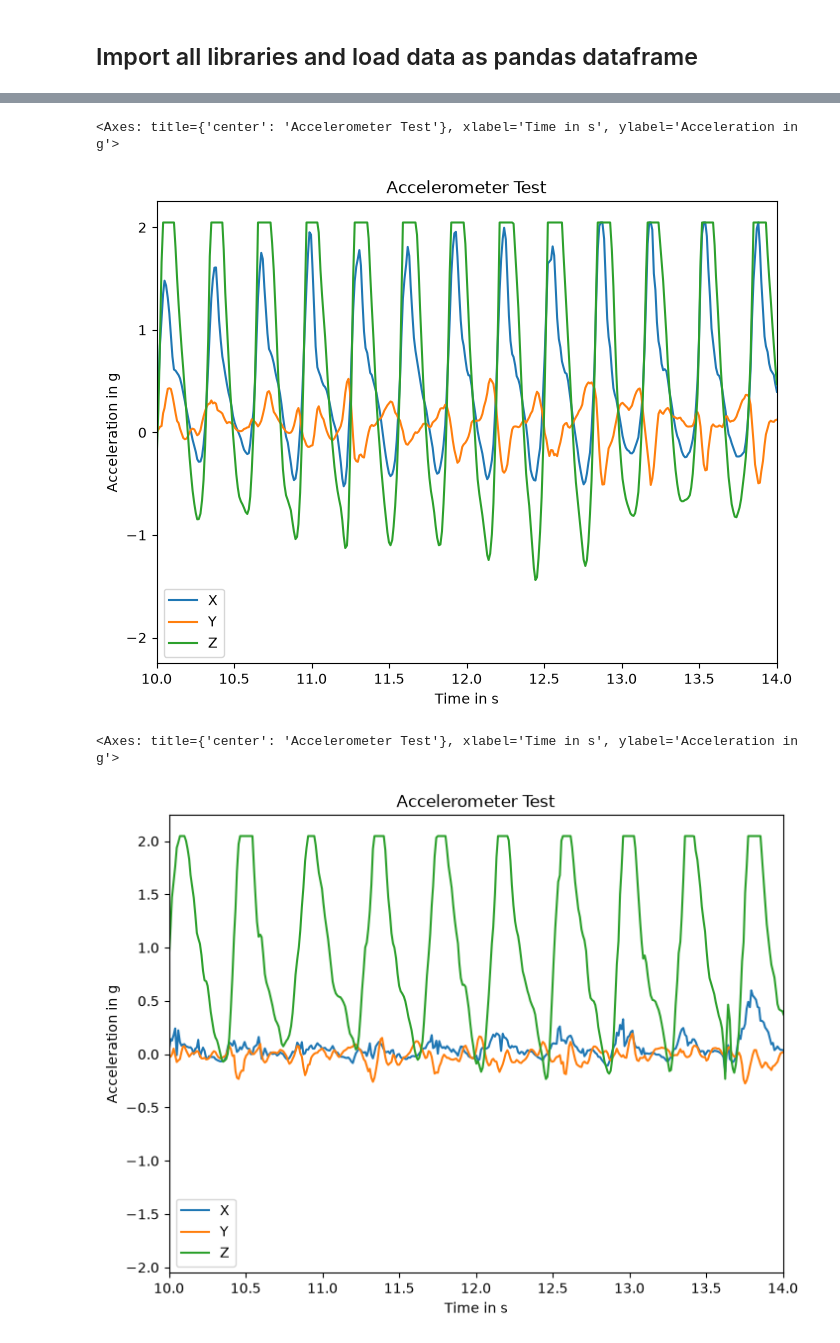
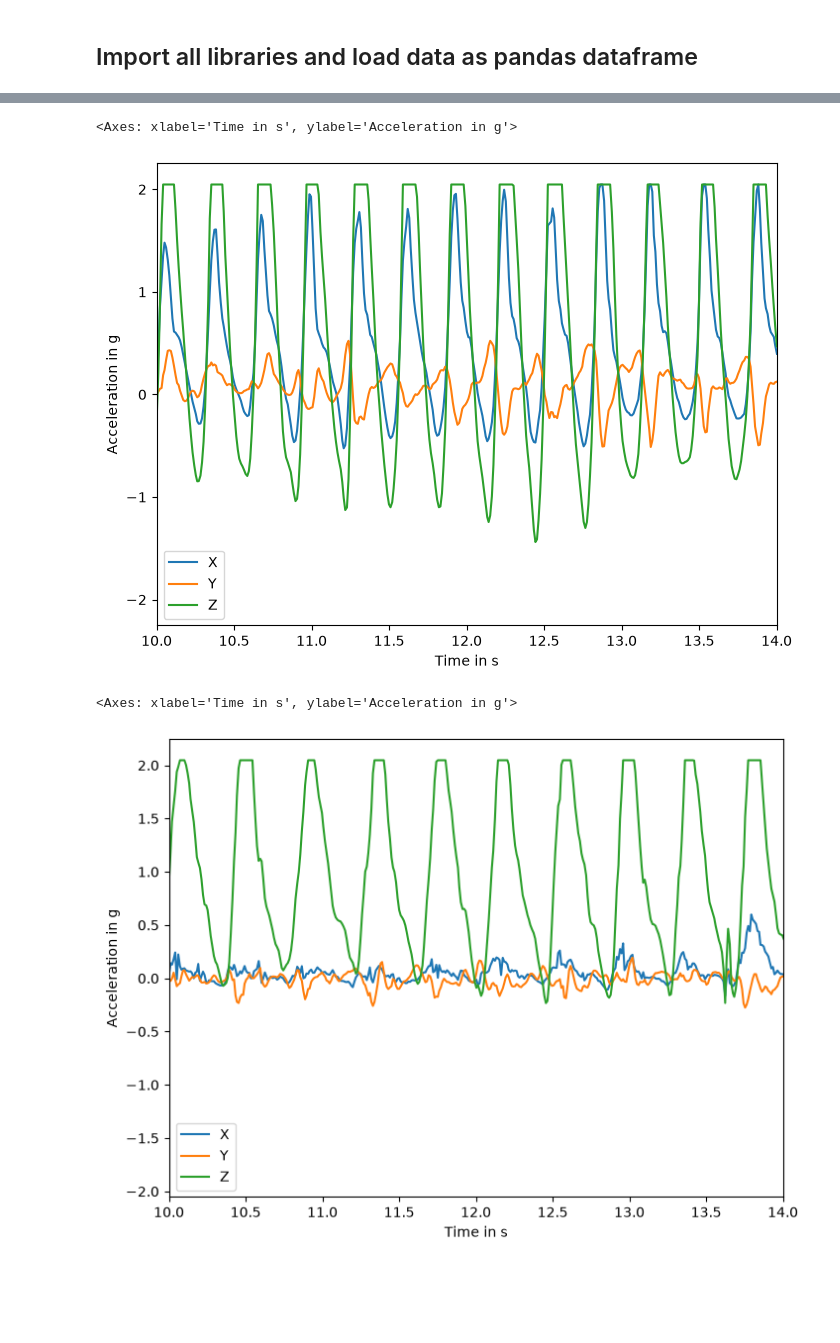
Before and after one commit to P-M16/Labor_Biosignalverarbeitung, a Jupyter notebook: Lab1_Visualisierung_Messdaten.ipynb, the cells around one changed output, grey strips where cells are left out. Saved outputs shown, nothing was run; the diff lists cells and outputs as text; code cells hidden in the pictures; blank space fills up the shorter version.

```diff
--- a/Lab1_Visualisierung_Messdaten.ipynb
+++ b/Lab1_Visualisierung_Messdaten.ipynb
@@ -35,7 +35,7 @@ df.plot(x='Time', y=['X', 'Y', 'Z'], ylabel='Acceleration in g',
 '''AUFGABE_4_neu'''
 #import recorded .csv Files and store them in a dataframe
 df = pd.read_csv(
-    'aufgabe4_neu.csv',
+    'CSV_Daten/aufgabe4_neu.csv',
     sep='\t',
     header=None,
     names=['X', 'Y', 'Z', 'Time']
@@ -50,32 +50,32 @@ df[['X', 'Y', 'Z']] /= 1000
 
 # display data
 df.plot(x='Time', y=['X', 'Y', 'Z'], ylabel='Acceleration in g',
-        xlabel='Time in s', figsize=[8, 6], title="Accelerometer Test", xlim=(10, 14))
+        xlabel='Time in s', figsize=[8, 6], xlim=(10, 14))
 # %% [output]
-<Axes: title={'center': 'Accelerometer Test'}, xlabel='Time in s', ylabel='Acceleration in g'>
+<Axes: xlabel='Time in s', ylabel='Acceleration in g'>
-[figure, old version]
+[figure, new version]
 # %%
 '''AUFGABE_5'''
 #import recorded .csv Files and store them in a dataframe
 df = pd.read_csv(
-    'aufgabe5.csv',
+    'CSV_Daten/aufgabe5.csv',
     sep='\t',
     header=None,
     names=['X', 'Y', 'Z', 'Time']
 )
 #convert time from ms into s
 df['Time'] = df['Time'].div(1000)
 #df.head()
 
 #---------------------------------------------------------------------------------------
 # convert acceleration from mg to g
 df[['X', 'Y', 'Z']] /= 1000
 
 # display data
 df.plot(x='Time', y=['X', 'Y', 'Z'], ylabel='Acceleration in g',
-        xlabel='Time in s', figsize=[8, 6], title="Accelerometer Test", xlim=(10, 14))
+        xlabel='Time in s', figsize=[8, 6], xlim=(10, 14))
 # %% [output]
-<Axes: title={'center': 'Accelerometer Test'}, xlabel='Time in s', ylabel='Acceleration in g'>
+<Axes: xlabel='Time in s', ylabel='Acceleration in g'>
-[figure, old version]
+[figure, new version]
 # %%
 '''AUFGABE_6'''
```
Also changed, not shown: parts of 2 cells of this notebook, 9 other files.
